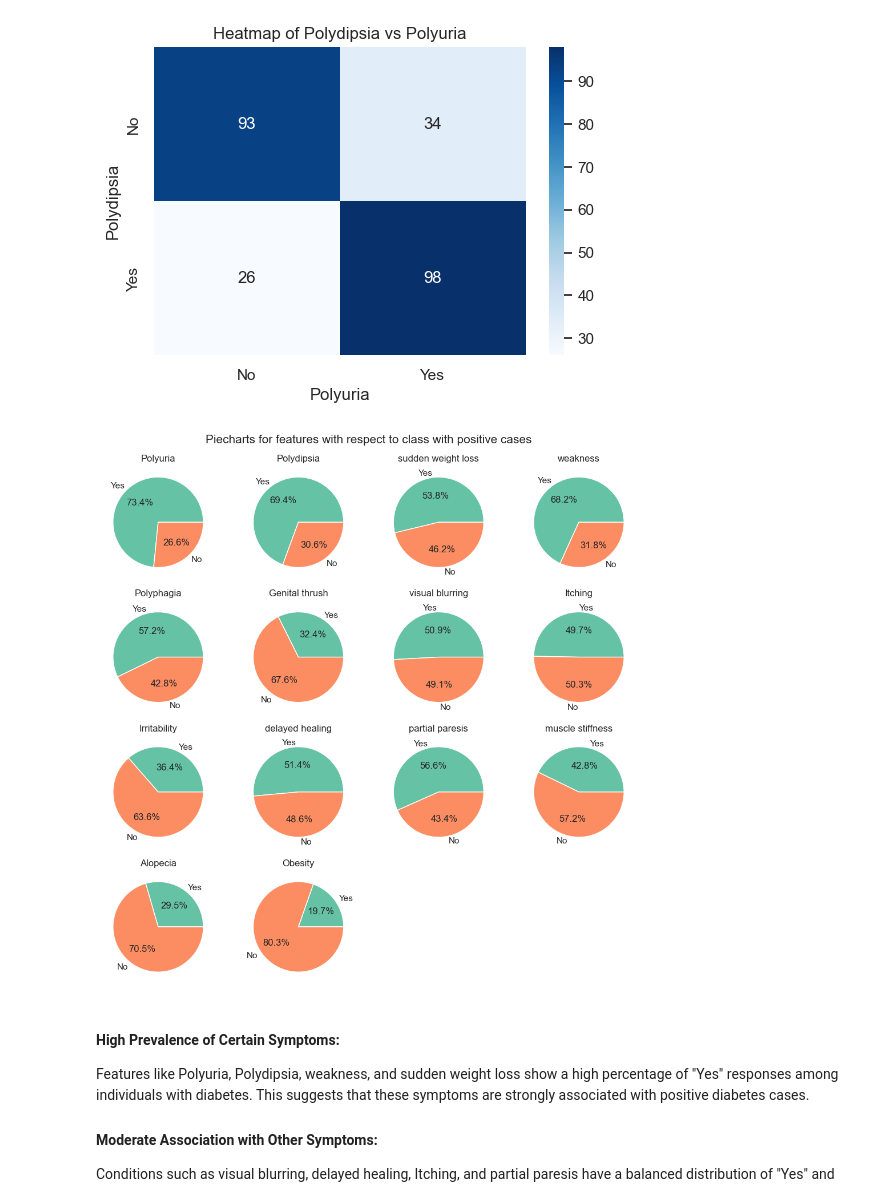
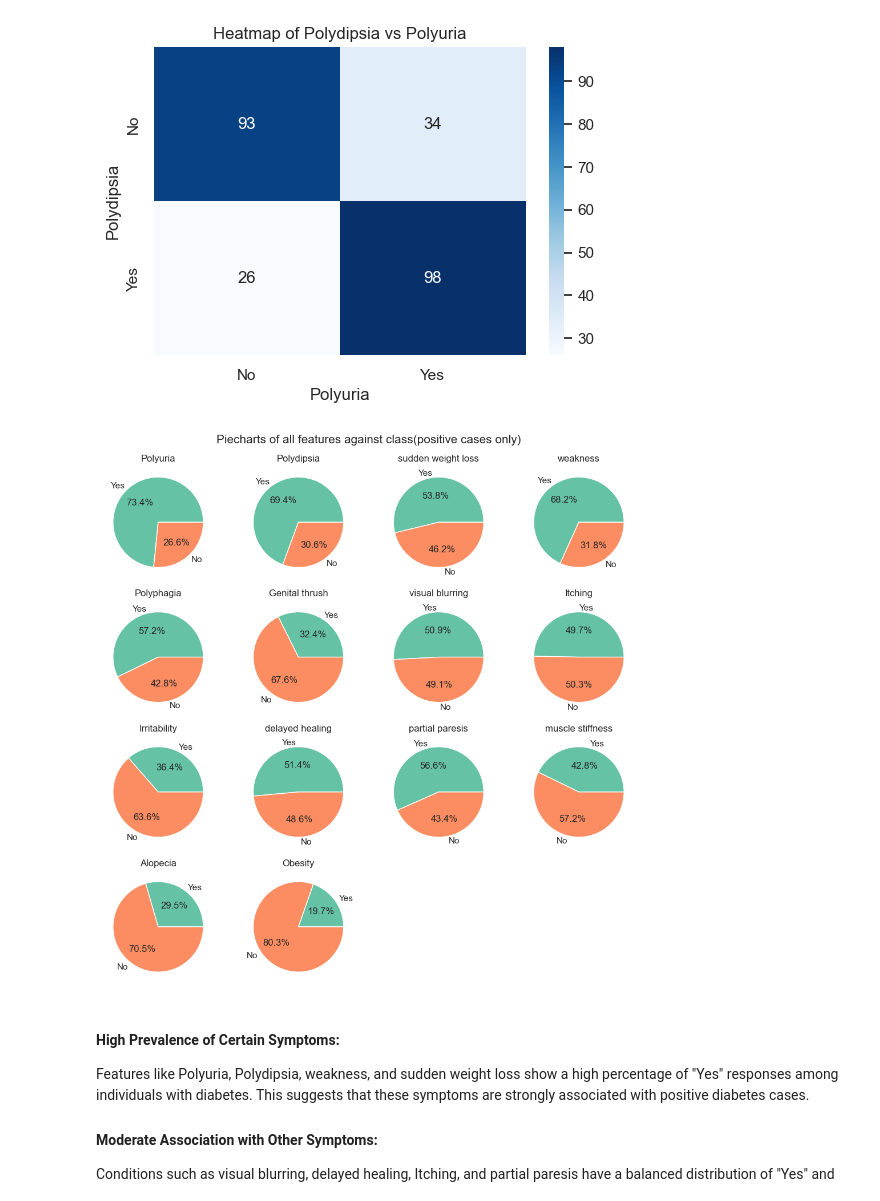
Before and after one commit to charitha-duvvuru/charitha-GlucoSense-Infy-Nov24, a Jupyter notebook: EDA.ipynb, the cells around one changed output. Saved outputs shown, nothing was run; the diff lists cells and outputs as text; code cells hidden in the pictures.

```diff
--- a/EDA.ipynb
+++ b/EDA.ipynb
@@ -354,26 +356,26 @@ plt.show()
 # %%
 yes_color = '#66c2a5'
 no_color = '#fc8d62'
 colors = [yes_color, no_color]
 binary_features = ['Polyuria', 'Polydipsia', 'sudden weight loss', 'weakness',
                    'Polyphagia', 'Genital thrush', 'visual blurring', 'Itching',
                    'Irritability', 'delayed healing', 'partial paresis', 'muscle stiffness',
                    'Alopecia', 'Obesity']
 positive_diabetes = data[data['class'] == 'Positive']
 fig, axes = plt.subplots(nrows=4, ncols=4, figsize=(10, 10))
-fig.suptitle("Piecharts for features with respect to class with positive cases",fontsize=15)
+fig.suptitle("Piecharts of all features against class(positive cases only)",fontsize=15)
 axes = axes.flatten()
 for i, feature in enumerate(binary_features):
     counts = positive_diabetes[feature].value_counts()
     counts = counts.reindex(['Yes', 'No'], fill_value=0)
     axes[i].pie(counts, labels=counts.index, autopct='%1.1f%%', colors=colors)
     axes[i].set_title(feature)
 for j in range(i + 1, len(axes)):
     axes[j].axis('off')
 plt.tight_layout()
 plt.show()
 # %% [output]
-[figure, old version]
+[figure, new version]
 # %% [markdown]
 #### High Prevalence of Certain Symptoms:
 Features like Polyuria, Polydipsia, weakness, and sudden weight loss show a high percentage of "Yes" responses among individuals with diabetes. This suggests that these symptoms are strongly associated with positive diabetes cases.
```
Also changed, not shown: parts of 2 cells of this notebook.
